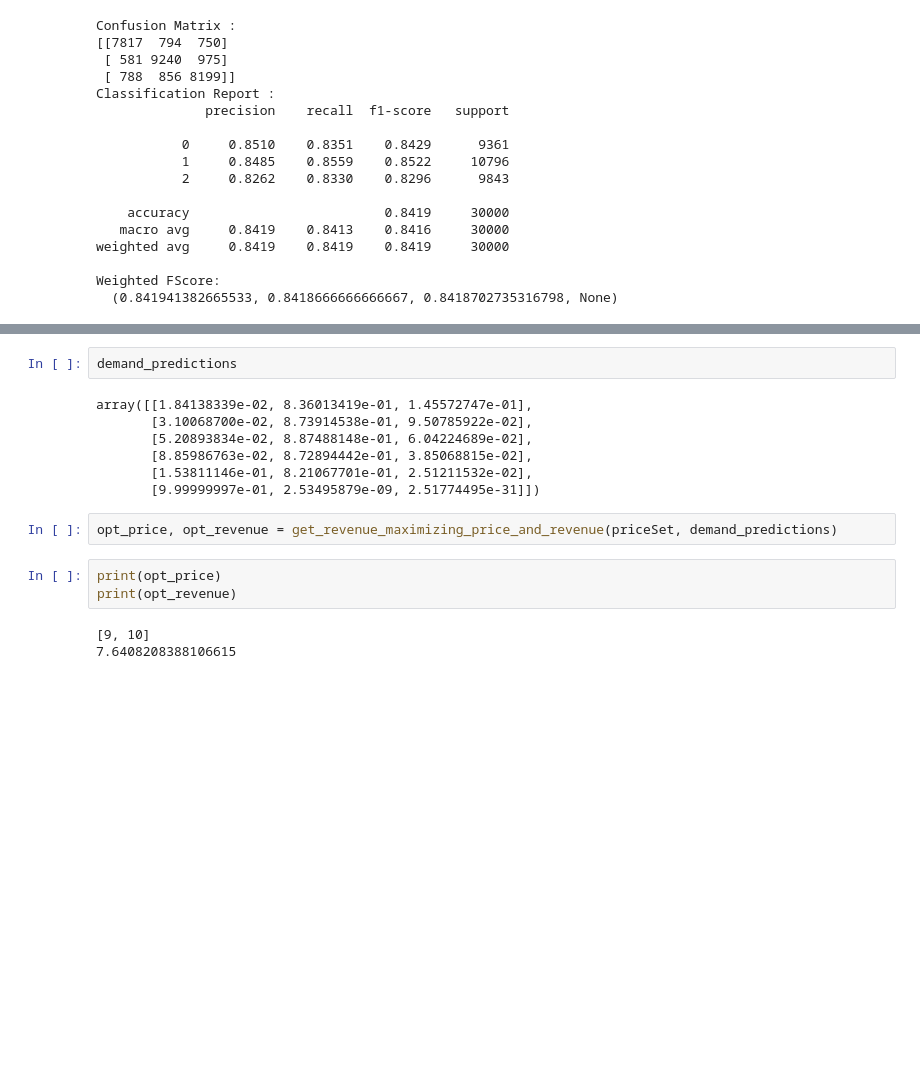
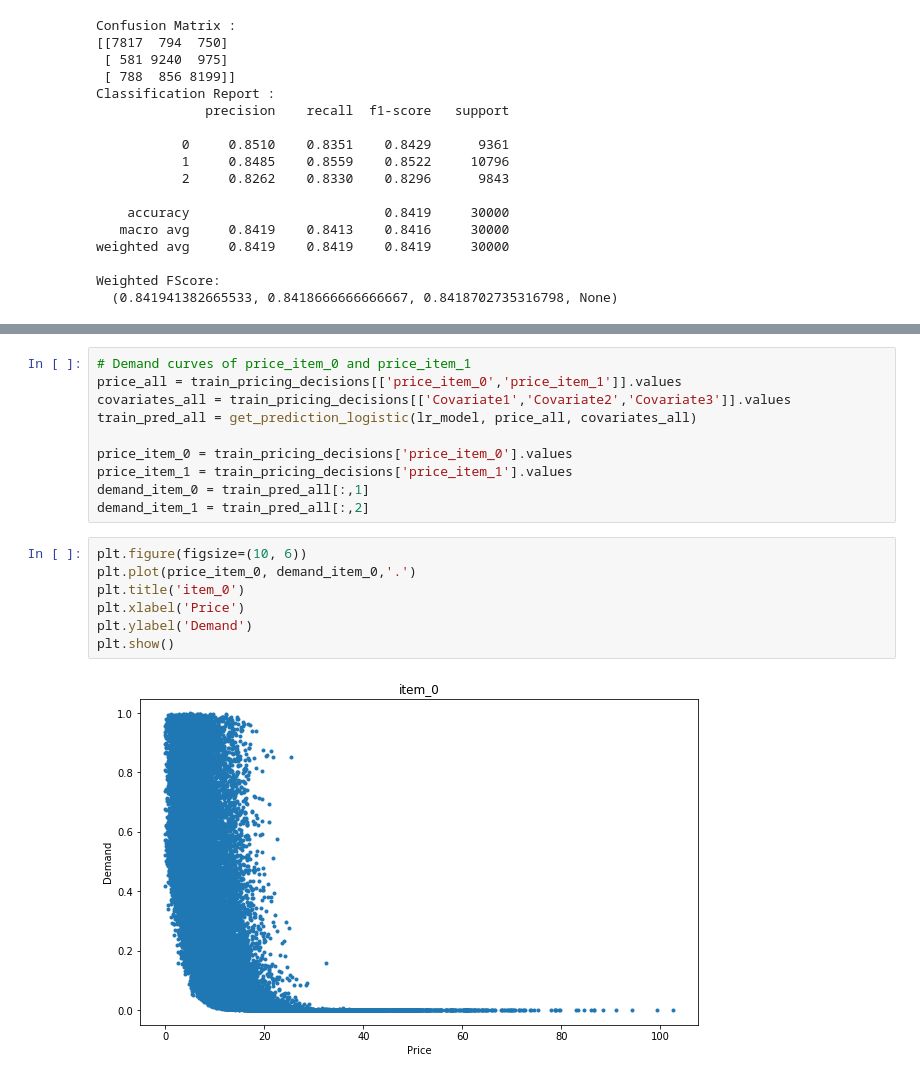
Before and after one commit to horizonhou/ads-project, a Jupyter notebook: data/part2.ipynb, the cells around one changed output, grey strips where cells are left out. Saved outputs shown, nothing was run; the diff lists cells and outputs as text; blank space fills up the shorter version.

Commit message:
add price-demand curves

```diff
--- a/data/part2.ipynb
+++ b/data/part2.ipynb
@@ -89,17 +101,19 @@ demand_predictions = get_prediction_logistic(lr_model, priceSet, covariates)
-# %%
-demand_predictions
-# %% [output]
-array([[1.84138339e-02, 8.36013419e-01, 1.45572747e-01],
-       [3.10068700e-02, 8.73914538e-01, 9.50785922e-02],
-       [5.20893834e-02, 8.87488148e-01, 6.04224689e-02],
-       [8.85986763e-02, 8.72894442e-01, 3.85068815e-02],
-       [1.53811146e-01, 8.21067701e-01, 2.51211532e-02],
-       [9.99999997e-01, 2.53495879e-09, 2.51774495e-31]])
-# %%
-opt_price, opt_revenue = get_revenue_maximizing_price_and_revenue(priceSet, demand_predictions)
-# %%
-print(opt_price)
-print(opt_revenue)
-# %% [output]
-[9, 10]
-7.6408208388106615
+# %%
+# Demand curves of price_item_0 and price_item_1
+price_all = train_pricing_decisions[['price_item_0','price_item_1']].values
+covariates_all = train_pricing_decisions[['Covariate1','Covariate2','Covariate3']].values
+train_pred_all = get_prediction_logistic(lr_model, price_all, covariates_all)
+
+price_item_0 = train_pricing_decisions['price_item_0'].values
+price_item_1 = train_pricing_decisions['price_item_1'].values
+demand_item_0 = train_pred_all[:,1]
+demand_item_1 = train_pred_all[:,2]
+# %%
+plt.figure(figsize=(10, 6))
+plt.plot(price_item_0, demand_item_0,'.')
+plt.title('item_0')
+plt.xlabel('Price')
+plt.ylabel('Demand')
+plt.show()
+# %% [output]
+[figure, added]
```
Also changed, not shown: parts of 3 cells of this notebook.
